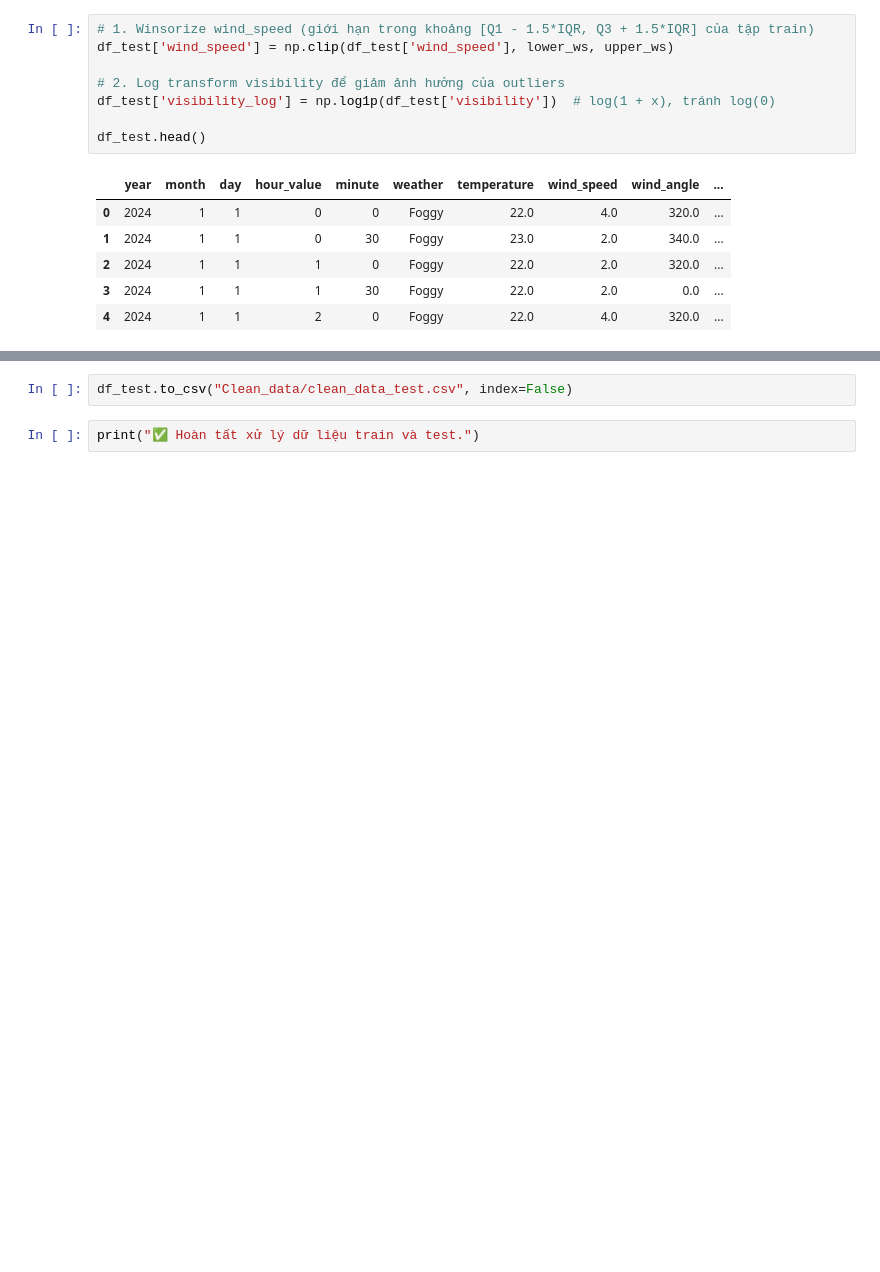
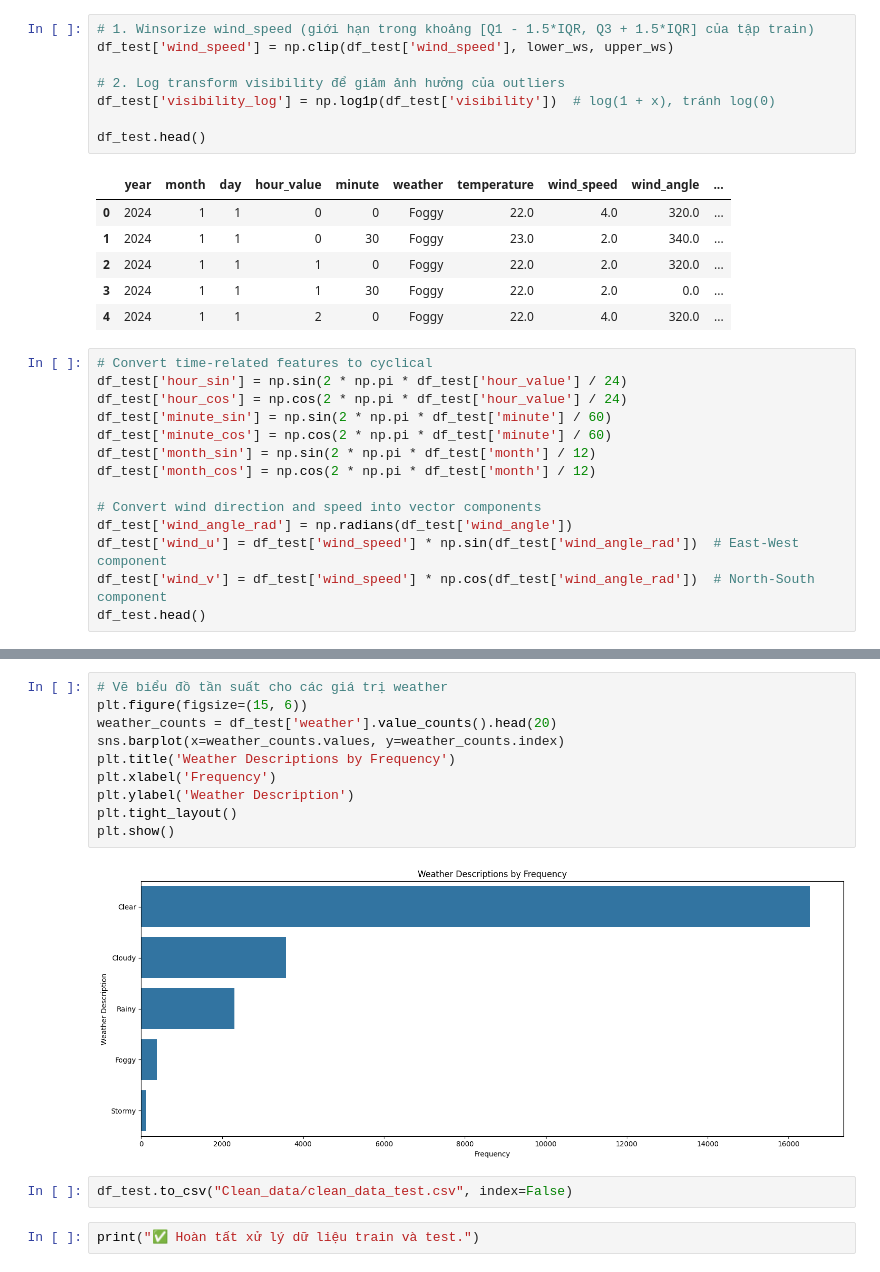
Before and after one commit to WinG-282k4/Weather-forecast, a Jupyter notebook: Clean_data.ipynb, the cells around one changed output, grey strips where cells are left out. Cells and saved outputs as stored; diff of their text form; blank space fills up the shorter version.

```diff
--- a/Clean_data.ipynb
+++ b/Clean_data.ipynb
@@ -297,3 +319,17 @@ df_test.head()
 | 2 | 2024 | 1 | 1 | 1 | 0 | Foggy | 22.0 | 2.0 | 320.0 | ... |
 | 3 | 2024 | 1 | 1 | 1 | 30 | Foggy | 22.0 | 2.0 | 0.0 | ... |
 | 4 | 2024 | 1 | 1 | 2 | 0 | Foggy | 22.0 | 4.0 | 320.0 | ... |
+# %%
+# Convert time-related features to cyclical
+df_test['hour_sin'] = np.sin(2 * np.pi * df_test['hour_value'] / 24)
+df_test['hour_cos'] = np.cos(2 * np.pi * df_test['hour_value'] / 24)
+df_test['minute_sin'] = np.sin(2 * np.pi * df_test['minute'] / 60)
+df_test['minute_cos'] = np.cos(2 * np.pi * df_test['minute'] / 60)
+df_test['month_sin'] = np.sin(2 * np.pi * df_test['month'] / 12)
+df_test['month_cos'] = np.cos(2 * np.pi * df_test['month'] / 12)
+
+# Convert wind direction and speed into vector components
+df_test['wind_angle_rad'] = np.radians(df_test['wind_angle'])
+df_test['wind_u'] = df_test['wind_speed'] * np.sin(df_test['wind_angle_rad'])  # East-West component
+df_test['wind_v'] = df_test['wind_speed'] * np.cos(df_test['wind_angle_rad'])  # North-South component
+df_test.head()
@@ -300,3 +344,15 @@ df_test.head()
+# %%
+# Vẽ biểu đồ tần suất cho các giá trị weather
+plt.figure(figsize=(15, 6))
+weather_counts = df_test['weather'].value_counts().head(20)
+sns.barplot(x=weather_counts.values, y=weather_counts.index)
+plt.title('Weather Descriptions by Frequency')
+plt.xlabel('Frequency')
+plt.ylabel('Weather Description')
+plt.tight_layout()
+plt.show()
+# %% [output]
+[figure, added]
 # %%
 df_test.to_csv("Clean_data/clean_data_test.csv", index=False)
 # %%
```
Also changed, not shown: parts of 6 cells of this notebook, 2 other files.
